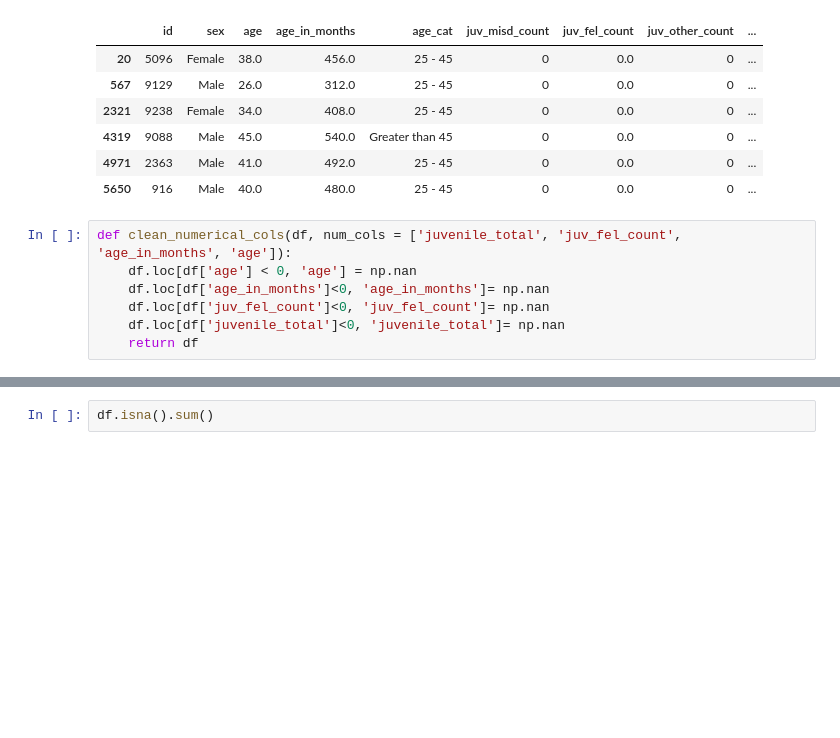
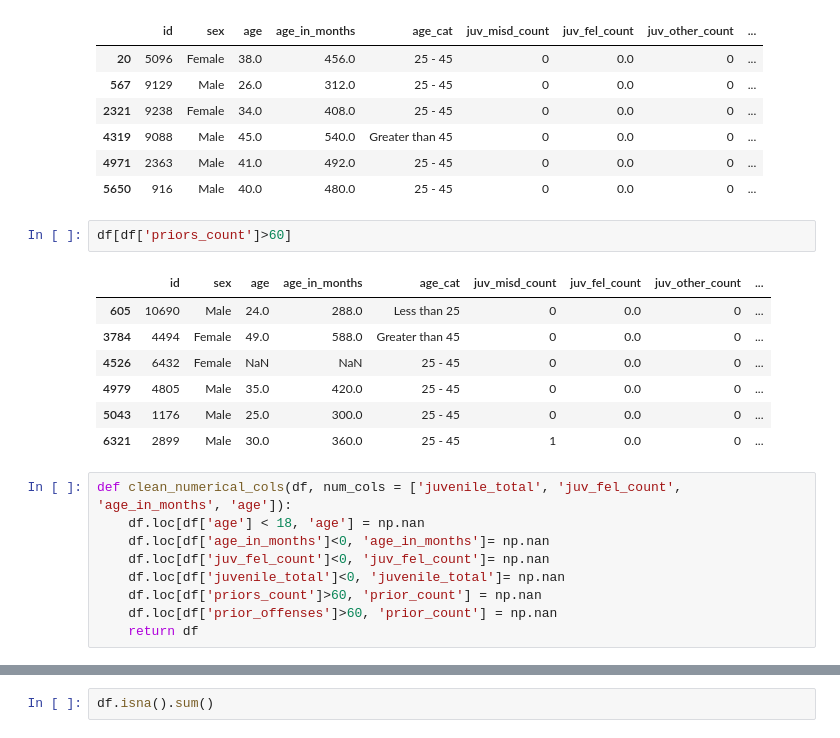
Before and after one commit to Dari212/ETAI-Pipeline, a Jupyter notebook: notebooks/01-explore-data.ipynb, the cells around one changed output, grey strips where cells are left out. Drawn from its saved outputs; the diff is of its cells as text; blank space fills up the shorter version.

```diff
--- a/notebooks/01-explore-data.ipynb
+++ b/notebooks/01-explore-data.ipynb
@@ -302,12 +297,24 @@ df[(df['decile_score']>10) | (df['decile_score'] < 1)]
 | 4319 | 9088 | Male | 45.0 | 540.0 | Greater than 45 | 0 | 0.0 | 0 | ... |
 | 4971 | 2363 | Male | 41.0 | 492.0 | 25 - 45 | 0 | 0.0 | 0 | ... |
 | 5650 | 916 | Male | 40.0 | 480.0 | 25 - 45 | 0 | 0.0 | 0 | ... |
+# %%
+df[df['priors_count']>60]
+# %% [output]
+|  | id | sex | age | age_in_months | age_cat | juv_misd_count | juv_fel_count | juv_other_count | ... |
+| 605 | 10690 | Male | 24.0 | 288.0 | Less than 25 | 0 | 0.0 | 0 | ... |
+| 3784 | 4494 | Female | 49.0 | 588.0 | Greater than 45 | 0 | 0.0 | 0 | ... |
+| 4526 | 6432 | Female | NaN | NaN | 25 - 45 | 0 | 0.0 | 0 | ... |
+| 4979 | 4805 | Male | 35.0 | 420.0 | 25 - 45 | 0 | 0.0 | 0 | ... |
+| 5043 | 1176 | Male | 25.0 | 300.0 | 25 - 45 | 0 | 0.0 | 0 | ... |
+| 6321 | 2899 | Male | 30.0 | 360.0 | 25 - 45 | 1 | 0.0 | 0 | ... |
 # %%
 def clean_numerical_cols(df, num_cols = ['juvenile_total', 'juv_fel_count', 'age_in_months', 'age']):
-    df.loc[df['age'] < 0, 'age'] = np.nan
+    df.loc[df['age'] < 18, 'age'] = np.nan
     df.loc[df['age_in_months']<0, 'age_in_months']= np.nan
     df.loc[df['juv_fel_count']<0, 'juv_fel_count']= np.nan
     df.loc[df['juvenile_total']<0, 'juvenile_total']= np.nan
+    df.loc[df['priors_count']>60, 'prior_count'] = np.nan
+    df.loc[df['prior_offenses']>60, 'prior_count'] = np.nan
     return df
 # %%
 df = clean_numerical_cols(df)
```
Also changed, not shown: parts of 2 cells of this notebook, 3 other files.
